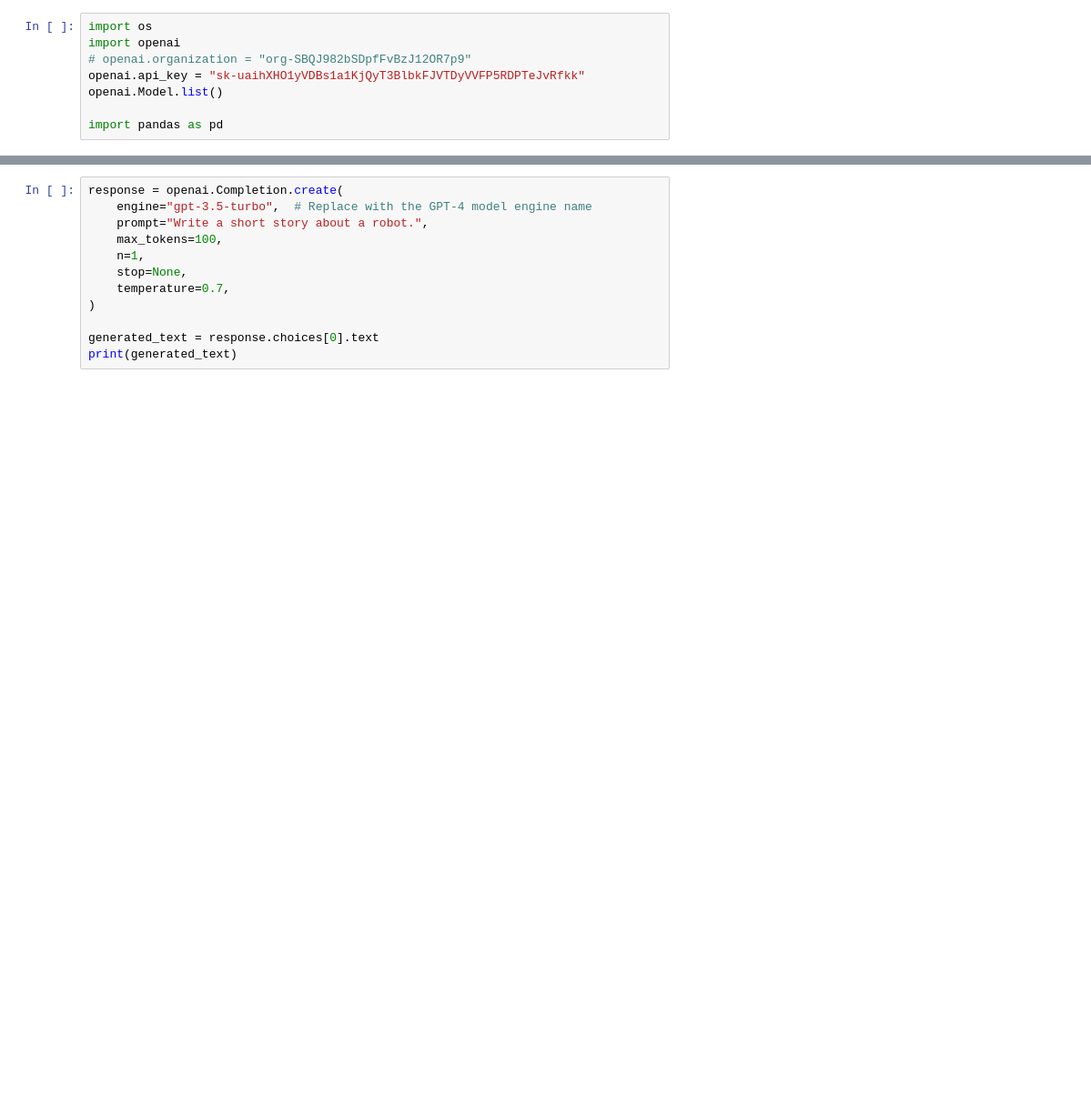
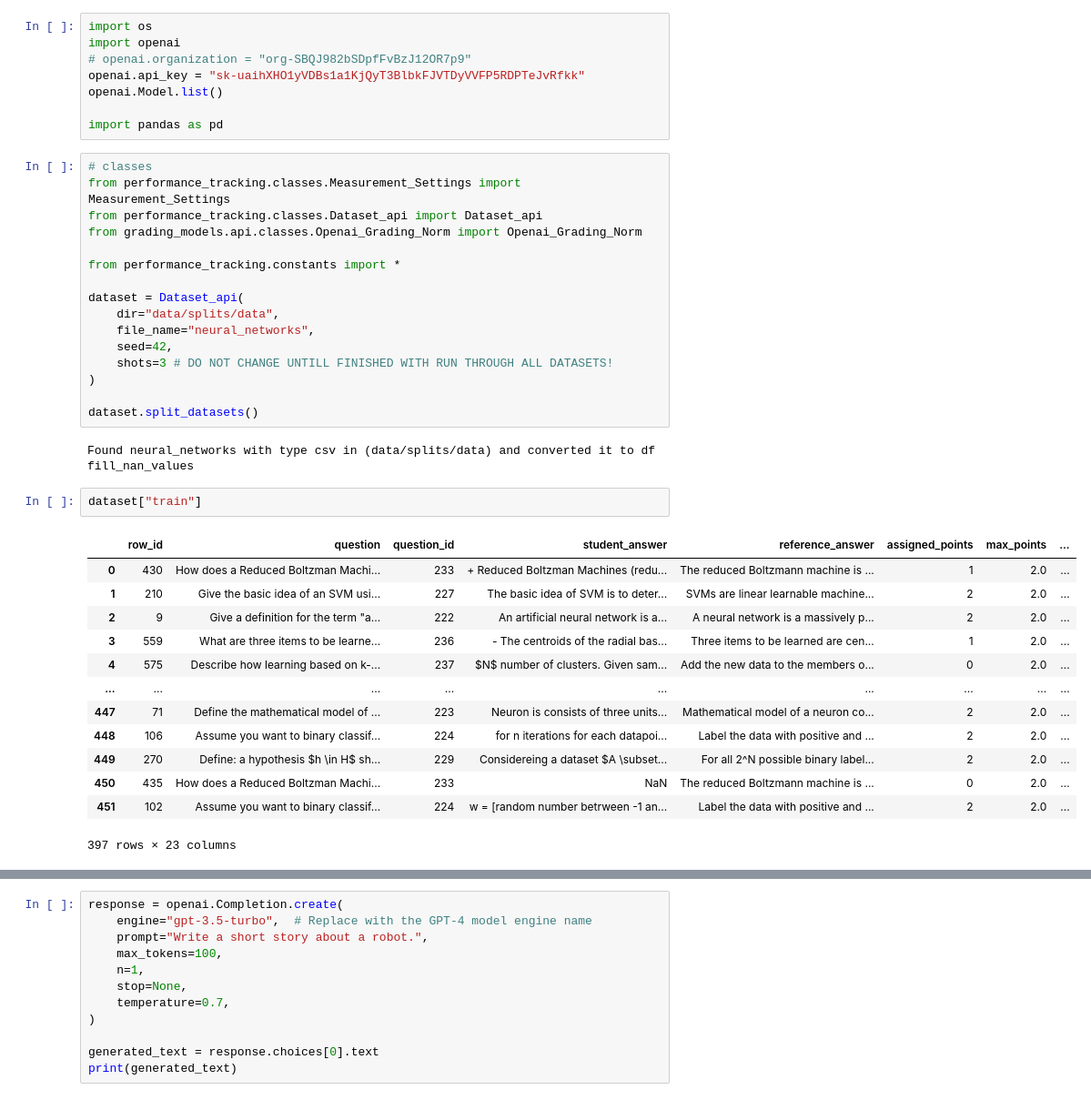
Before and after one commit to OlafVrijmoet/Thesis, a Jupyter notebook: gpt_3.ipynb, the cells around one changed output, grey strips where cells are left out. Shown at 91% size. Cells and saved outputs as stored; diff of their text form; blank space fills up the shorter version.

```diff
--- a/gpt_3.ipynb
+++ b/gpt_3.ipynb
@@ -6,3 +6,38 @@ openai.api_key = "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"
 openai.Model.list()
 
 import pandas as pd
+# %%
+# classes
+from performance_tracking.classes.Measurement_Settings import Measurement_Settings
+from performance_tracking.classes.Dataset_api import Dataset_api
+from grading_models.api.classes.Openai_Grading_Norm import Openai_Grading_Norm
+
+from performance_tracking.constants import *
+
+dataset = Dataset_api(
+    dir="data/splits/data",
+    file_name="neural_networks",
+    seed=42,
+    shots=3 # DO NOT CHANGE UNTILL FINISHED WITH RUN THROUGH ALL DATASETS!
+)
+
+dataset.split_datasets()
+# %% [output]
+Found neural_networks with type csv in (data/splits/data) and converted it to df
+fill_nan_values
+# %%
+dataset["train"]
+# %% [output]
+|  | row_id | question | question_id | student_answer | reference_answer | assigned_points | max_points | ... |
+| 0 | 430 | How does a Reduced Boltzman Machi... | 233 | + Reduced Boltzman Machines (redu... | The reduced Boltzmann machine is ... | 1 | 2.0 | ... |
+| 1 | 210 | Give the basic idea of an SVM usi... | 227 | The basic idea of SVM is to deter... | SVMs are linear learnable machine... | 2 | 2.0 | ... |
+| 2 | 9 | Give a definition for the term "a... | 222 | An artificial neural network is a... | A neural network is a massively p... | 2 | 2.0 | ... |
+| 3 | 559 | What are three items to be learne... | 236 | - The centroids of the radial bas... | Three items to be learned are cen... | 1 | 2.0 | ... |
+| 4 | 575 | Describe how learning based on k-... | 237 | $N$ number of clusters. Given sam... | Add the new data to the members o... | 0 | 2.0 | ... |
+| ... | ... | ... | ... | ... | ... | ... | ... | ... |
+| 447 | 71 | Define the mathematical model of ... | 223 | Neuron is consists of three units... | Mathematical model of a neuron co... | 2 | 2.0 | ... |
+| 448 | 106 | Assume you want to binary classif... | 224 | for n iterations for each datapoi... | Label the data with positive and ... | 2 | 2.0 | ... |
+| 449 | 270 | Define: a hypothesis $h \in H$ sh... | 229 | Considereing a dataset $A \subset... | For all 2^N possible binary label... | 2 | 2.0 | ... |
+| 450 | 435 | How does a Reduced Boltzman Machi... | 233 | NaN | The reduced Boltzmann machine is ... | 0 | 2.0 | ... |
+| 451 | 102 | Assume you want to binary classif... | 224 | w = [random number betrween -1 an... | Label the data with positive and ... | 2 | 2.0 | ... |
+397 rows × 23 columns
```
Also changed, not shown: parts of 2 cells of this notebook, 19 other files.
